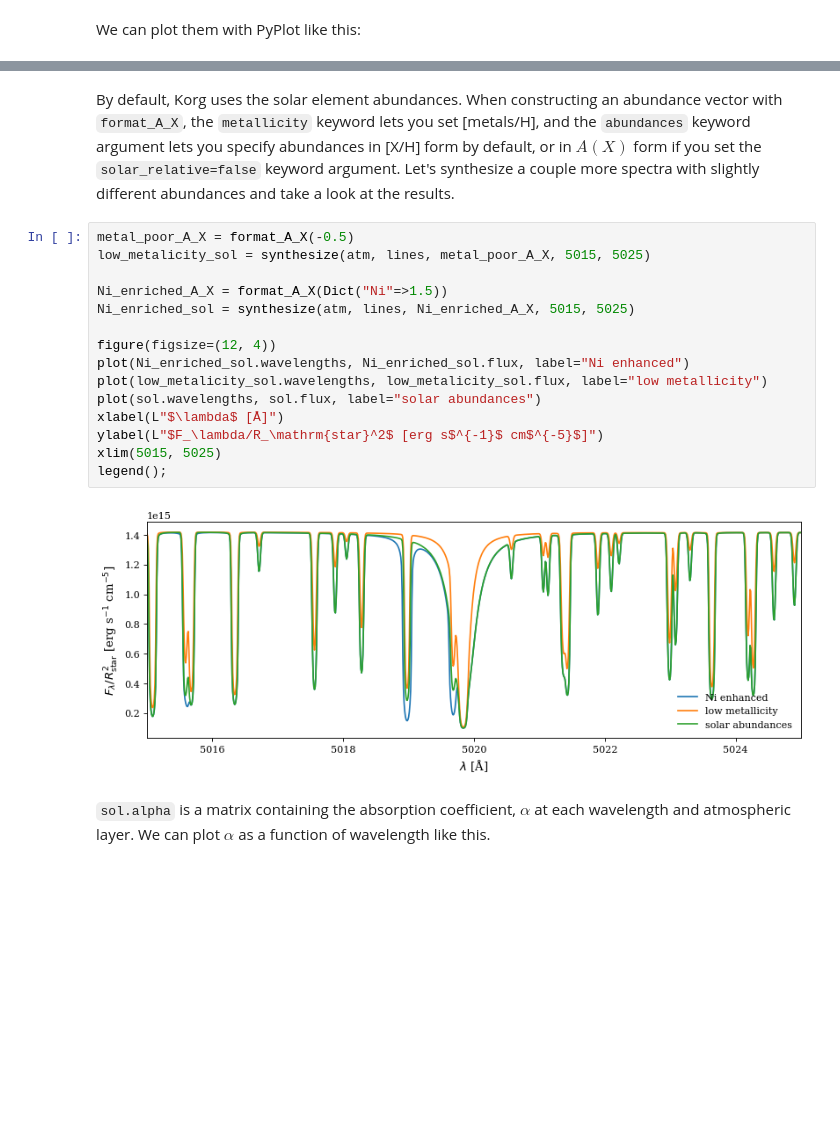
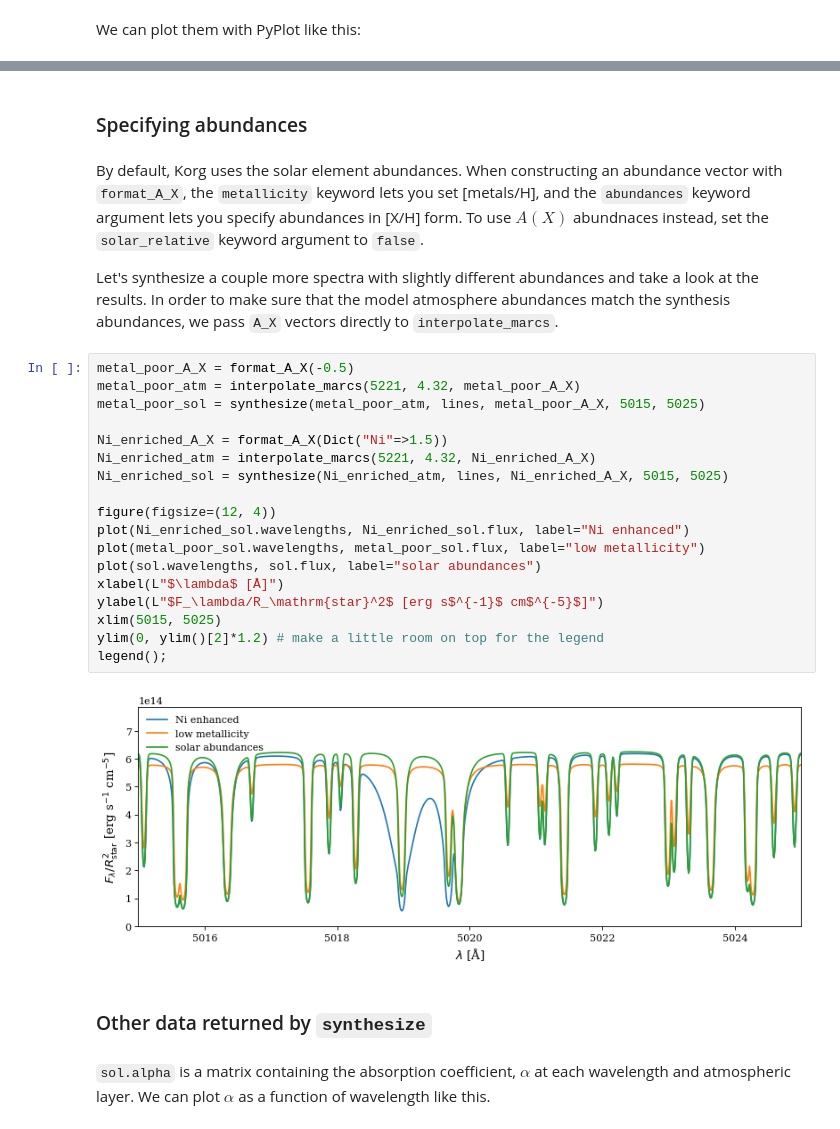
Before and after one commit to ajwheeler/Korg.jl, a Jupyter notebook: misc/Tutorial notebooks/Tutorial.ipynb, the cells around one changed output, grey strips where cells are left out. Saved outputs shown, nothing was run; the diff lists cells and outputs as text; blank space fills up the shorter version.

```diff
--- a/misc/Tutorial notebooks/Tutorial.ipynb
+++ b/misc/Tutorial notebooks/Tutorial.ipynb
@@ -89,22 +119,31 @@ ylabel(L"$F_\lambda/R_\mathrm{star}^2$ [erg s$^{-1}$ cm$^{-5}$]");
+# %% [markdown]
+### Specifying abundances
 # %% [markdown]
-By default, Korg uses the solar element abundances. When constructing an abundance vector with `format_A_X`, the `metallicity` keyword lets you set \[metals/H\], and the `abundances` keyword argument lets you specify abundances in [X/H] form by default, or in $A(X)$ form if you set the `solar_relative=false` keyword argument.  Let's synthesize a couple more spectra with slightly different abundances and take a look at the results.
+By default, Korg uses the solar element abundances. When constructing an abundance vector with `format_A_X`, the `metallicity` keyword lets you set \[metals/H\], and the `abundances` keyword argument lets you specify abundances in [X/H] form. To use $A(X)$ abundnaces instead, set the `solar_relative` keyword argument to `false`.
+
+Let's synthesize a couple more spectra with slightly different abundances and take a look at the results. In order to make sure that the model atmosphere abundances match the synthesis abundances, we pass `A_X` vectors directly to `interpolate_marcs`.
 # %%
 metal_poor_A_X = format_A_X(-0.5)
-low_metalicity_sol = synthesize(atm, lines, metal_poor_A_X, 5015, 5025)
+metal_poor_atm = interpolate_marcs(5221, 4.32, metal_poor_A_X)
+metal_poor_sol = synthesize(metal_poor_atm, lines, metal_poor_A_X, 5015, 5025)
 
 Ni_enriched_A_X = format_A_X(Dict("Ni"=>1.5))
-Ni_enriched_sol = synthesize(atm, lines, Ni_enriched_A_X, 5015, 5025)
+Ni_enriched_atm = interpolate_marcs(5221, 4.32, Ni_enriched_A_X)
+Ni_enriched_sol = synthesize(Ni_enriched_atm, lines, Ni_enriched_A_X, 5015, 5025)
 
 figure(figsize=(12, 4))
 plot(Ni_enriched_sol.wavelengths, Ni_enriched_sol.flux, label="Ni enhanced")
-plot(low_metalicity_sol.wavelengths, low_metalicity_sol.flux, label="low metallicity")
+plot(metal_poor_sol.wavelengths, metal_poor_sol.flux, label="low metallicity")
 plot(sol.wavelengths, sol.flux, label="solar abundances")
 xlabel(L"$\lambda$ [Å]")
 ylabel(L"$F_\lambda/R_\mathrm{star}^2$ [erg s$^{-1}$ cm$^{-5}$]")
 xlim(5015, 5025)
+ylim(0, ylim()[2]*1.2) # make a little room on top for the legend
 legend();
 # %% [output]
-[figure, old version]
+[figure, new version]
+# %% [markdown]
+### Other data returned by `synthesize`
 # %% [markdown]
 `sol.alpha` is a matrix containing the absorption coefficient, $\alpha$ at each wavelength and atmospheric layer.  We can plot $\alpha$ as a function of wavelength like this.
 # %%
```
Also changed, not shown: parts of 21 cells of this notebook, 1 other file.
